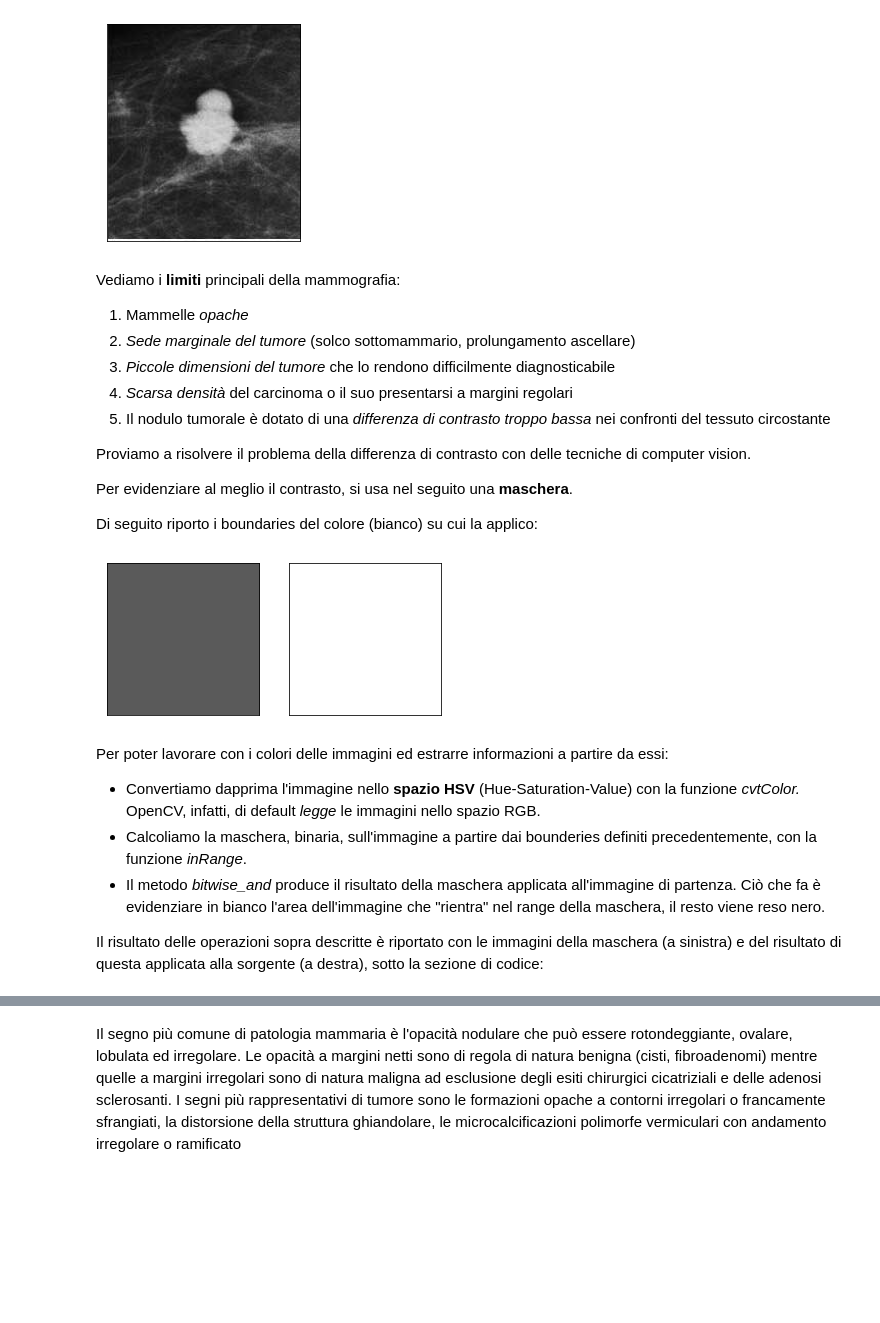
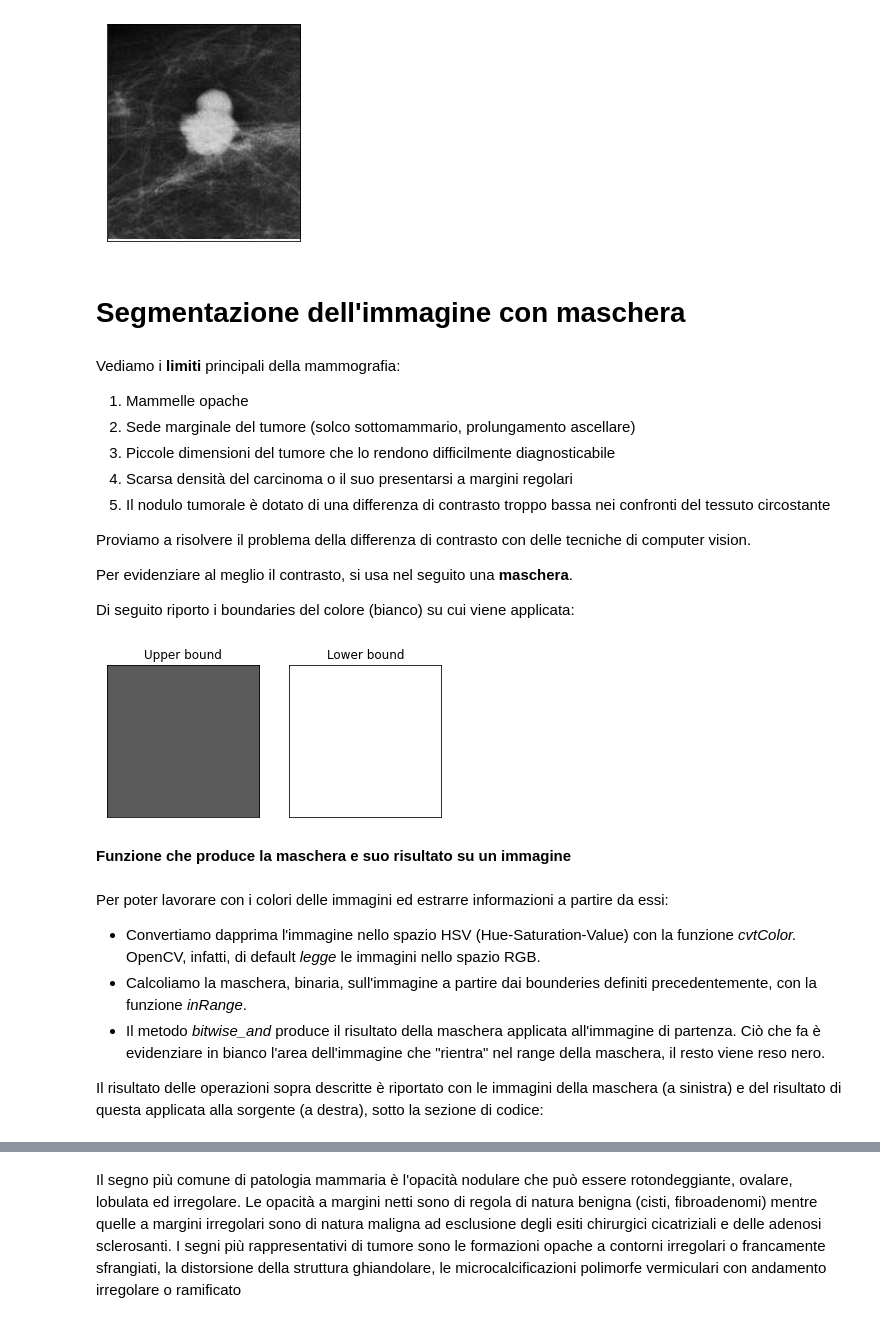
Before and after one commit to alessiapontiggia/LABIAGI-project, a Jupyter notebook: breast_cancer_detection.ipynb, the cells around one changed output, grey strips where cells are left out. Drawn from its saved outputs; the diff is of its cells as text; code cells hidden in the pictures; blank space fills up the shorter version.

```diff
--- a/breast_cancer_detection.ipynb
+++ b/breast_cancer_detection.ipynb
@@ -41,42 +45,48 @@ img = read_img("/content/images-11.jpg")
 # %% [output]
 Immagine di esempio di una mammografia:
 [figure]
+# %% [markdown]
+# Segmentazione dell'immagine con maschera
 # %% [markdown]
 Vediamo i **limiti** principali della mammografia:
 
 
-1.   Mammelle *opache*
-2.   *Sede marginale del tumore* (solco sottomammario, prolungamento ascellare)
-3.   *Piccole dimensioni del tumore* che lo rendono difficilmente diagnosticabile
-4.   *Scarsa densità* del carcinoma o il suo presentarsi a margini regolari
-5.   Il nodulo tumorale è dotato di una *differenza di contrasto troppo bassa* nei confronti del tessuto circostante
+1.   Mammelle opache
+2.   Sede marginale del tumore (solco sottomammario, prolungamento ascellare)
+3.   Piccole dimensioni del tumore che lo rendono difficilmente diagnosticabile
+4.   Scarsa densità del carcinoma o il suo presentarsi a margini regolari
+5.   Il nodulo tumorale è dotato di una differenza di contrasto troppo bassa nei confronti del tessuto circostante
 
 
 Proviamo a risolvere il problema della differenza di contrasto con delle tecniche di computer vision.
 
 Per evidenziare al meglio il contrasto, si usa nel seguito una **maschera**.
 
-Di seguito riporto i boundaries del colore (bianco) su cui la applico:
+Di seguito riporto i boundaries del colore (bianco) su cui viene applicata:
 # %%
 dark_white = (0, 0, 90)
 light_white = (0, 0, 255)
 
 lw_square = np.full((10, 10, 3), dark_white, dtype=np.uint8) / 255.0
 dw_square = np.full((10, 10, 3), light_white, dtype=np.uint8) / 255.0
 
 plt.subplot(1, 2, 1)
 plt.xticks([]), plt.yticks([])
+plt.title("Upper bound")
 plt.imshow(hsv_to_rgb(lw_square))
 plt.subplot(1, 2, 2)
+plt.title("Lower bound")
 plt.imshow(hsv_to_rgb(dw_square))
 plt.xticks([]), plt.yticks([])
 plt.show()
 # %% [output]
-[figure, old version]
+[figure, new version]
+# %% [markdown]
+**Funzione che produce la maschera e suo risultato su un immagine**
 # %% [markdown]
 Per poter lavorare con i colori delle immagini ed estrarre informazioni a partire da essi:
 
-*   Convertiamo dapprima l'immagine nello **spazio HSV** (Hue-Saturation-Value) con la funzione *cvtColor.*
+*   Convertiamo dapprima l'immagine nello spazio HSV (Hue-Saturation-Value) con la funzione *cvtColor.*
 OpenCV, infatti, di default *legge* le immagini nello spazio RGB.
 *   Calcoliamo la maschera, binaria, sull'immagine a partire dai bounderies definiti precedentemente, con la funzione *inRange*.
 *   Il metodo *bitwise_and* produce il risultato della maschera applicata all'immagine di partenza. Ciò che fa è evidenziare in bianco l'area dell'immagine che "rientra" nel range della maschera, il resto viene reso nero.
```
Also changed, not shown: parts of 21 cells of this notebook.
